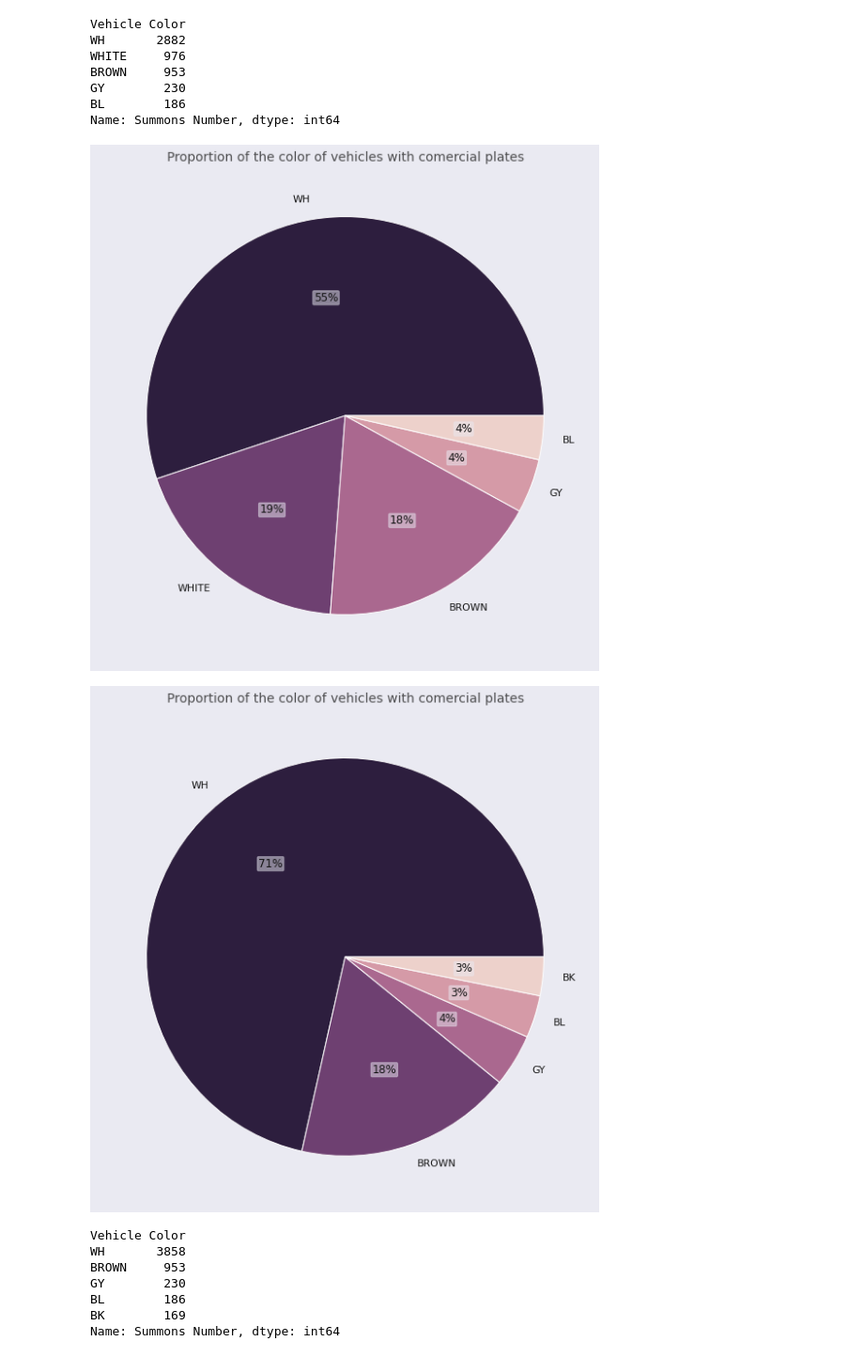
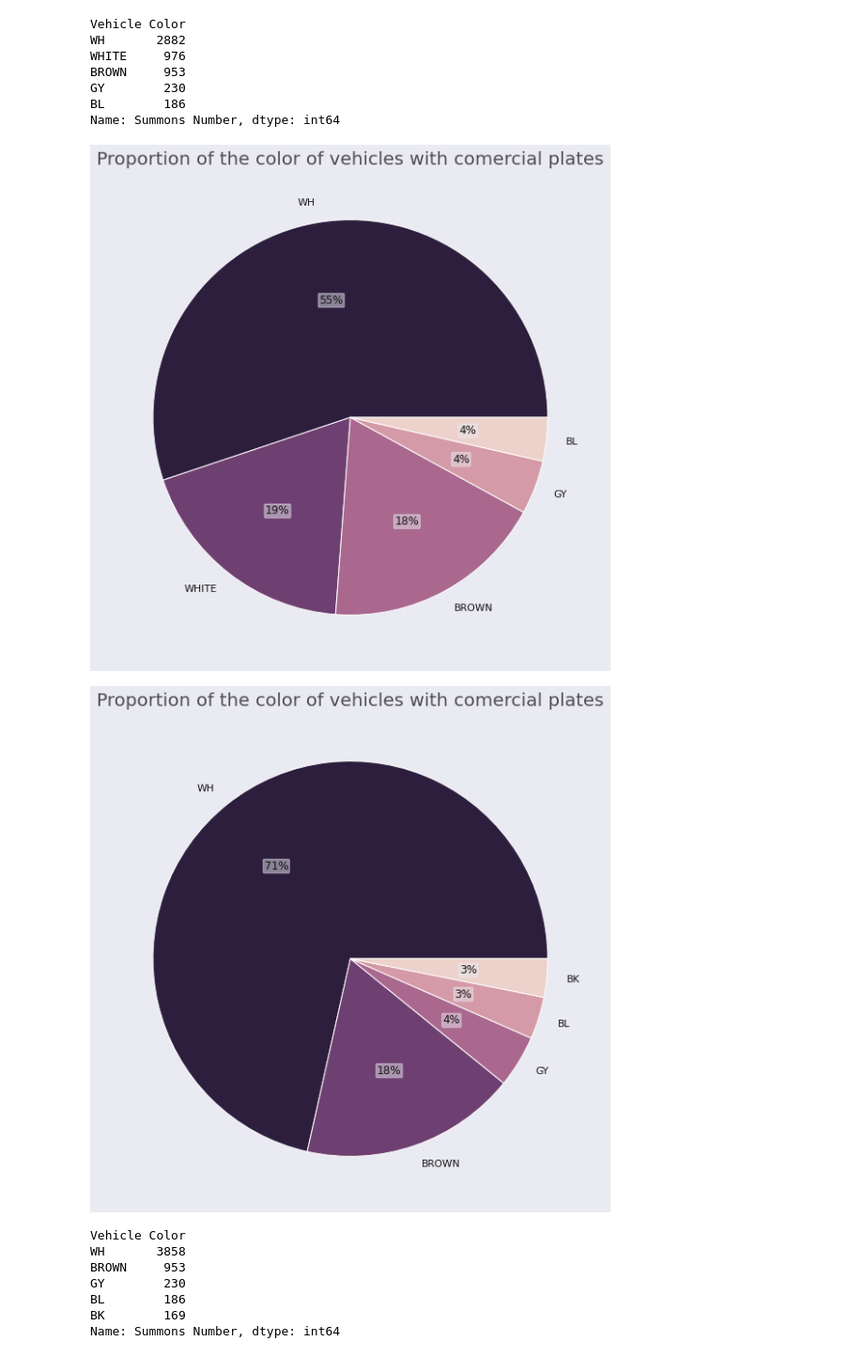
Before and after one commit to pedrohortencio/data-analysis-projects, a Jupyter notebook: NYC Parking Violations/NYC_Parking_Violations.ipynb, the cells around one changed output. Shown at 94% size. Saved outputs shown, nothing was run; the diff lists cells and outputs as text; code cells hidden in the pictures.

```diff
--- a/NYC Parking Violations/NYC_Parking_Violations.ipynb
+++ b/NYC Parking Violations/NYC_Parking_Violations.ipynb
@@ -477,31 +477,31 @@ ax = top_colors_com.plot.pie(colormap=color_map, autopct='%1.0f%%', textprops=te
 ax.set(xlabel='', ylabel='')
 
 plt.title('Proportion of the color of vehicles with comercial plates',
-          size=14, alpha=0.8);
+          size=20, alpha=0.8);
 
 plt.show();
 # %% [output]
-[figure, old version]
+[figure, new version]
 # %%
 # As WH and WHITE correspond to the same thing, I'll merge them:
 
 df.loc[df['Vehicle Color']=='WHITE', 'Vehicle Color'] = 'WH'
 
 # Doing the plot again
 top_colors_com = df[df['Plate Type'] == 'COM'].groupby('Vehicle Color')['Summons Number'].count().nlargest(5)
 
 fig = plt.figure(figsize=(10, 10))
 fig.patch.set_facecolor('#eaeaf2')
 
 ax = top_colors_com.plot.pie(colormap=color_map, autopct='%1.0f%%', textprops=text_props)
 ax.set(xlabel='', ylabel='')
 
 plt.title('Proportion of the color of vehicles with comercial plates',
-          size=14, alpha=0.8);
+          size=20, alpha=0.8);
 
 plt.show();
 # %% [output]
-[figure, old version]
+[figure, new version]
 # %%
 # The final numbers
 top_colors_com
```
Also changed, not shown: parts of 9 cells of this notebook.
